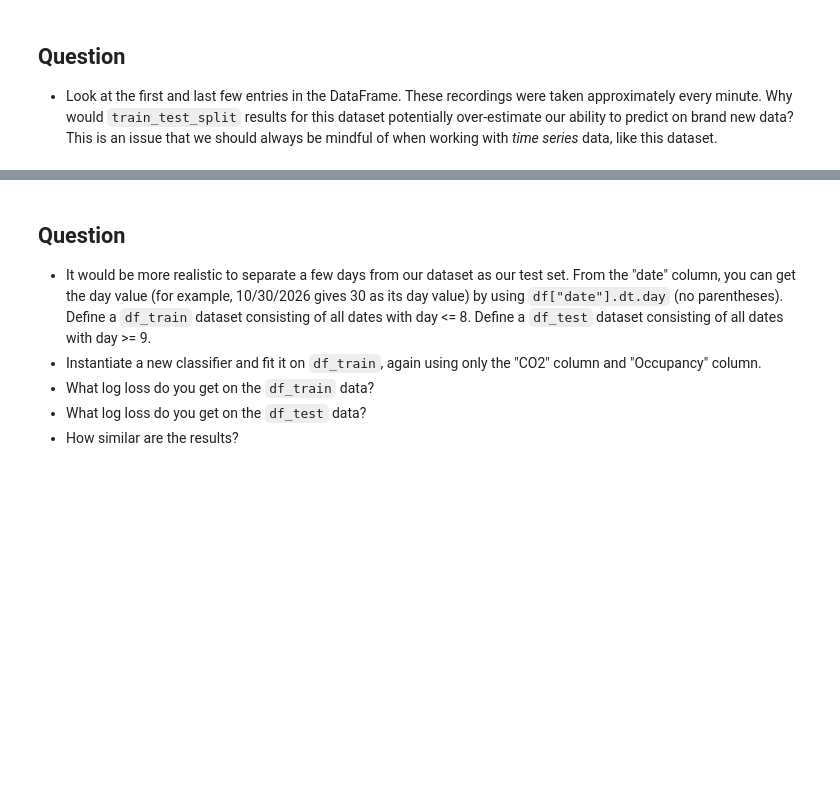
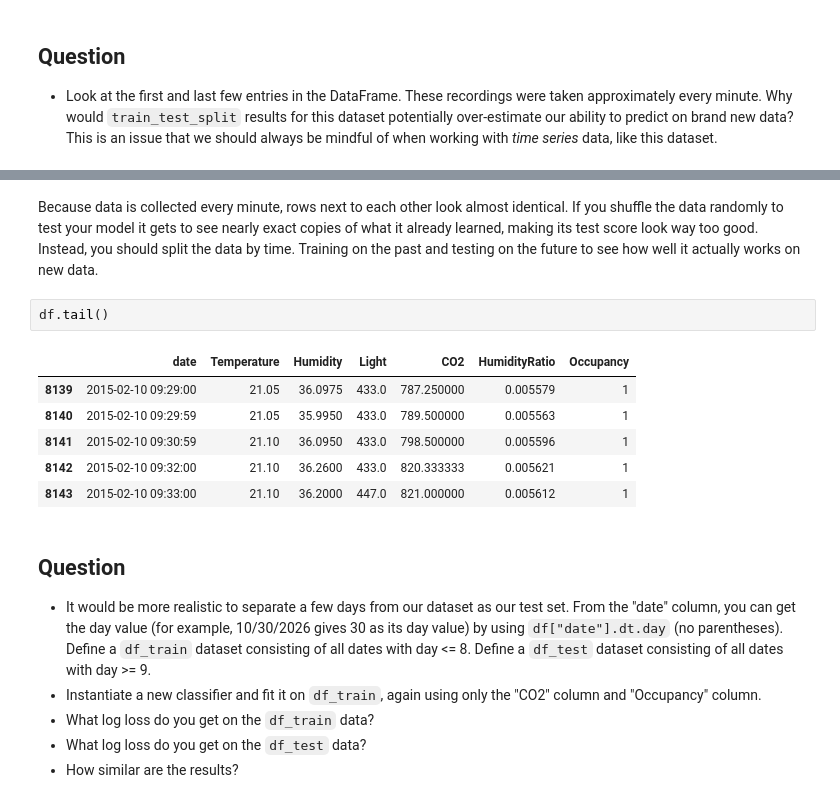
Before and after one commit to yeungme-ops/Homework5, a Jupyter notebook: Homework5.ipynb, the cells around one changed output, grey strips where cells are left out. Cells and saved outputs as stored; diff of their text form; blank space fills up the shorter version.

```diff
--- a/Homework5.ipynb
+++ b/Homework5.ipynb
@@ -55,3 +172,14 @@ Here, $\log$ is natural logarithm, $y_i$ is the observed label (0 or 1), $p_i$ i
+# %% [markdown]
+Because data is collected every minute, rows next to each other look almost identical. If you shuffle the data randomly to test your model it gets to see nearly exact copies of what it already learned, making its test score look way too good. Instead, you should split the data by time. Training on the past and testing on the future to see how well it actually works on new data.
+# %%
+df.tail()
+# %% [output]
+|  | date | Temperature | Humidity | Light | CO2 | HumidityRatio | Occupancy |
+| 8139 | 2015-02-10 09:29:00 | 21.05 | 36.0975 | 433.0 | 787.250000 | 0.005579 | 1 |
+| 8140 | 2015-02-10 09:29:59 | 21.05 | 35.9950 | 433.0 | 789.500000 | 0.005563 | 1 |
+| 8141 | 2015-02-10 09:30:59 | 21.10 | 36.0950 | 433.0 | 798.500000 | 0.005596 | 1 |
+| 8142 | 2015-02-10 09:32:00 | 21.10 | 36.2600 | 433.0 | 820.333333 | 0.005621 | 1 |
+| 8143 | 2015-02-10 09:33:00 | 21.10 | 36.2000 | 447.0 | 821.000000 | 0.005612 | 1 |
 # %% [markdown]
 ## Question
 
```
Also changed, not shown: parts of 31 cells of this notebook.
